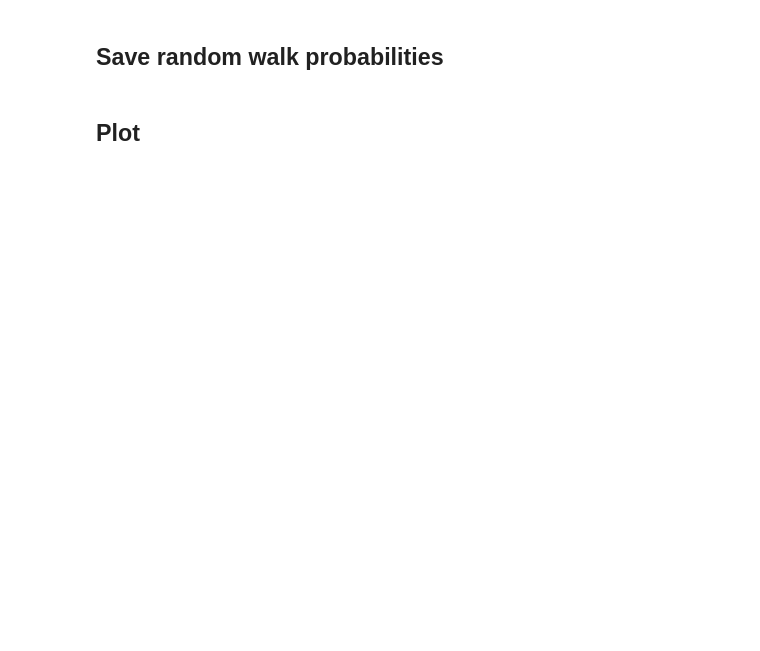
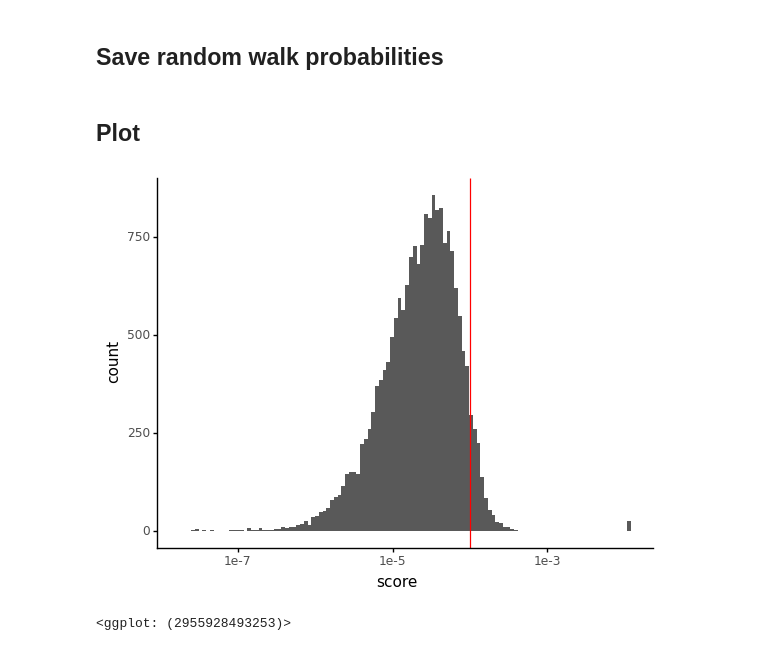
Before and after one commit to gagneurlab/ALS-kaggle, a Jupyter notebook: workflow/notebooks/RunRandomWalkWithRestarts.ipynb, the cells around one changed output. Cells and saved outputs as stored; diff of their text form; code cells hidden in the pictures; blank space fills up the shorter version.

```diff
--- a/workflow/notebooks/RunRandomWalkWithRestarts.ipynb
+++ b/workflow/notebooks/RunRandomWalkWithRestarts.ipynb
@@ -83,8 +146,11 @@ import plotnine as p9
 # %%
 (
     p9.ggplot(genes, p9.aes('score')) +
     p9.geom_histogram() +
     p9.scale_x_log10() +
-    p9.geom_vline(xintercept = 1e-4, color = 'red'),
-    p9.theme_bw()
+    p9.geom_vline(xintercept = 1e-4, color = 'red') +
+    p9.theme_classic()
 )
+# %% [output]
+[figure, added]
+<ggplot: (2955928493253)>
```
Also changed, not shown: parts of 8 cells of this notebook, 1 other file.
